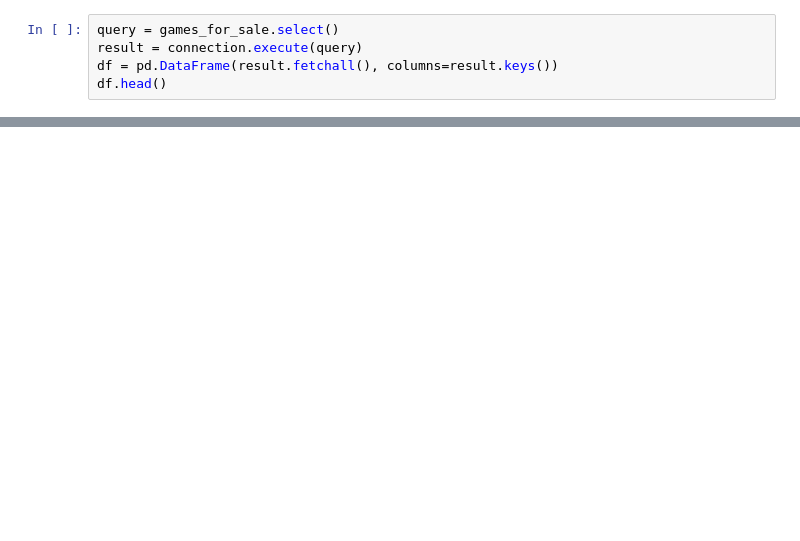
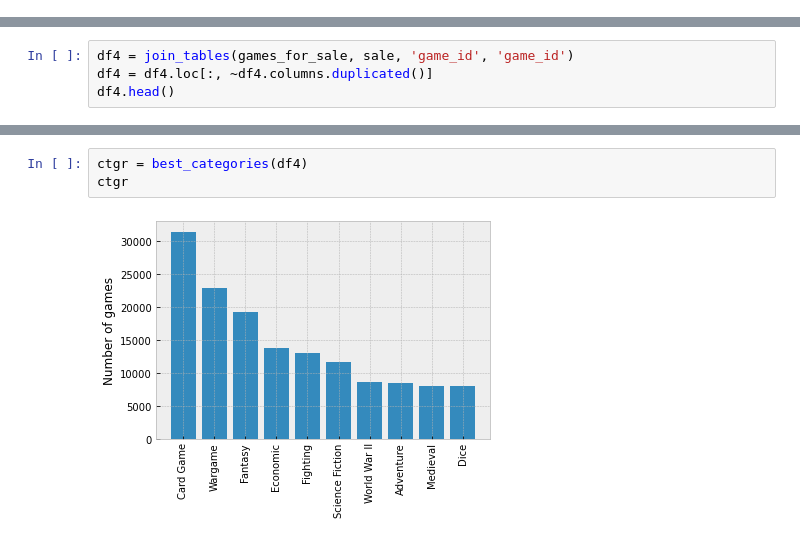
Before and after one commit to mweuro/Gameshop_database, a Jupyter notebook: Michal/games_type_ranking.ipynb, the cells around one changed output, grey strips where cells are left out. Saved outputs shown, nothing was run; the diff lists cells and outputs as text; blank space fills up the shorter version.

```diff
--- a/Michal/games_type_ranking.ipynb
+++ b/Michal/games_type_ranking.ipynb
@@ -22,5 +34,0 @@ connection = engine.connect()
-# %%
-query = games_for_sale.select()
-result = connection.execute(query)
-df = pd.DataFrame(result.fetchall(), columns=result.keys())
-df.head()
@@ -97,0 +184,4 @@ def del_outliers(df, data):
+# %%
+df4 = join_tables(games_for_sale, sale, 'game_id', 'game_id')
+df4 = df4.loc[:, ~df4.columns.duplicated()]
+df4.head()
@@ -97,0 +195,5 @@ def del_outliers(df, data):
+# %%
+ctgr = best_categories(df4)
+ctgr
+# %% [output]
+[figure, added]
```
Also changed, not shown: parts of 30 cells of this notebook.
